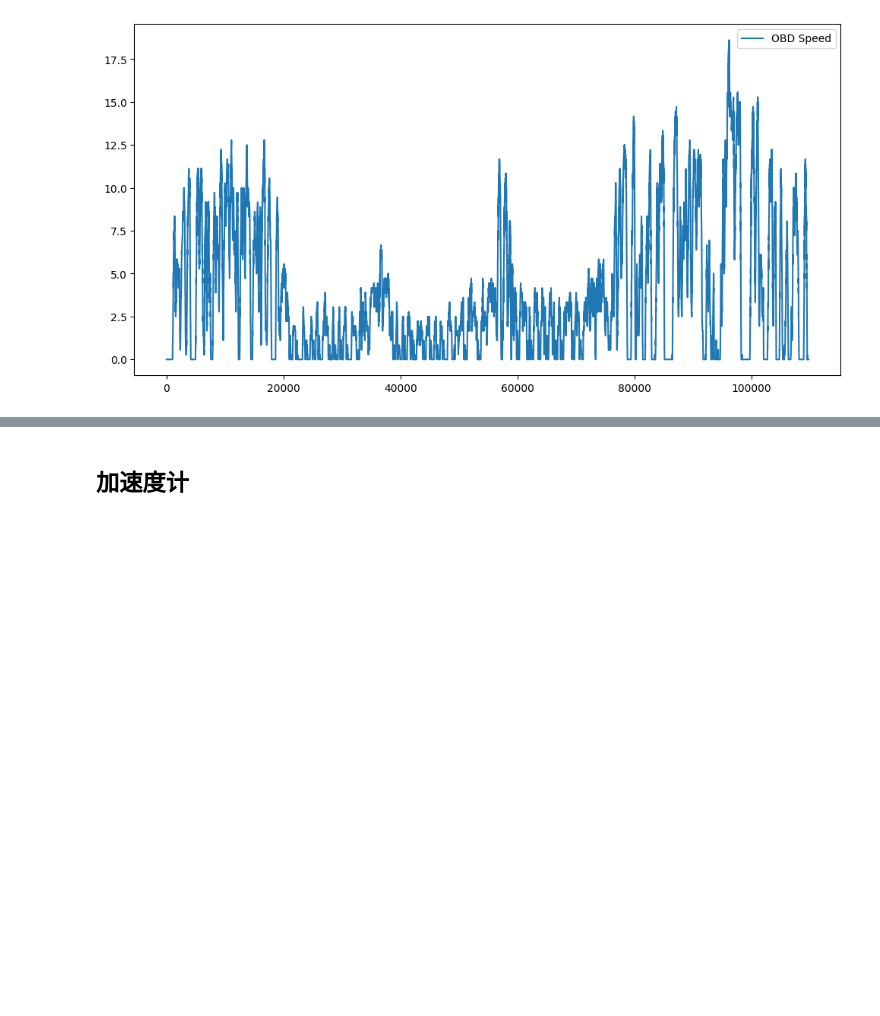
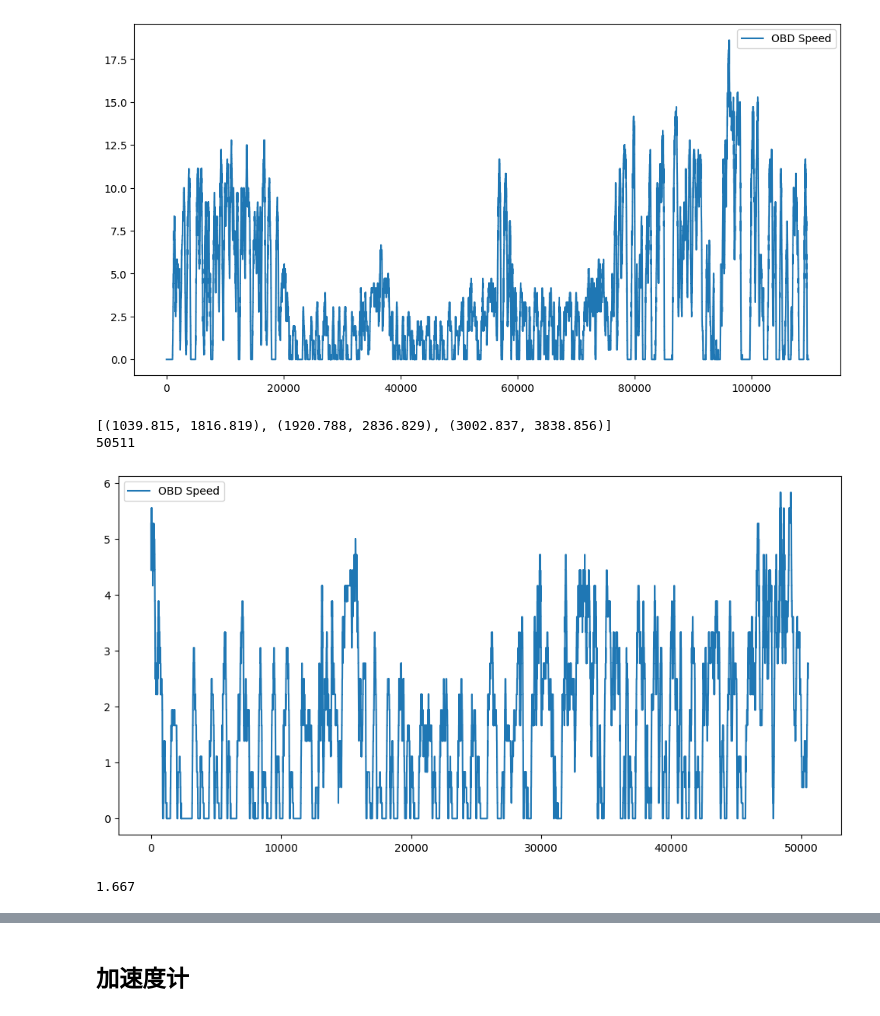
Before and after one commit to Juderer/IPIN22_Track6, a Jupyter notebook: 2023_test_data_analysis.ipynb, the cells around one changed output, grey strips where cells are left out. Saved outputs shown, nothing was run; the diff lists cells and outputs as text; code cells hidden in the pictures; blank space fills up the shorter version.

```diff
--- a/2023_test_data_analysis.ipynb
+++ b/2023_test_data_analysis.ipynb
@@ -75,3 +119,33 @@ ax.legend()
 plt.show()
 # %% [output]
 [figure]
+# %%
+indoor_durations = []
+
+for i in range(1, len(gnss_units)):
+    if gnss_units[i].app_ts - gnss_units[i - 1].app_ts > 5:
+        indoor_durations.append((gnss_units[i - 1].app_ts, gnss_units[i].app_ts))
+print(indoor_durations)
+
+indoor_obd_units = []
+for u in obd_units:
+    for begin, end in indoor_durations:
+        if begin < u.app_ts < end:
+            indoor_obd_units.append(u)
+            break
+print(len(indoor_obd_units))
+# %% [output]
+[(1039.815, 1816.819), (1920.788, 2836.829), (3002.837, 3838.856)]
+50511
+# %%
+fig, ax = plt.subplots(figsize=(12, 6))
+
+ax.plot([u.vehicle_speed for u in indoor_obd_units], label='OBD Speed')
+
+ax.legend()
+plt.show()
+
+print(np.percentile([u.vehicle_speed for u in indoor_obd_units], 50))
+# %% [output]
+[figure, added]
+1.667
```
Also changed, not shown: parts of 9 cells of this notebook, 2 other files.
